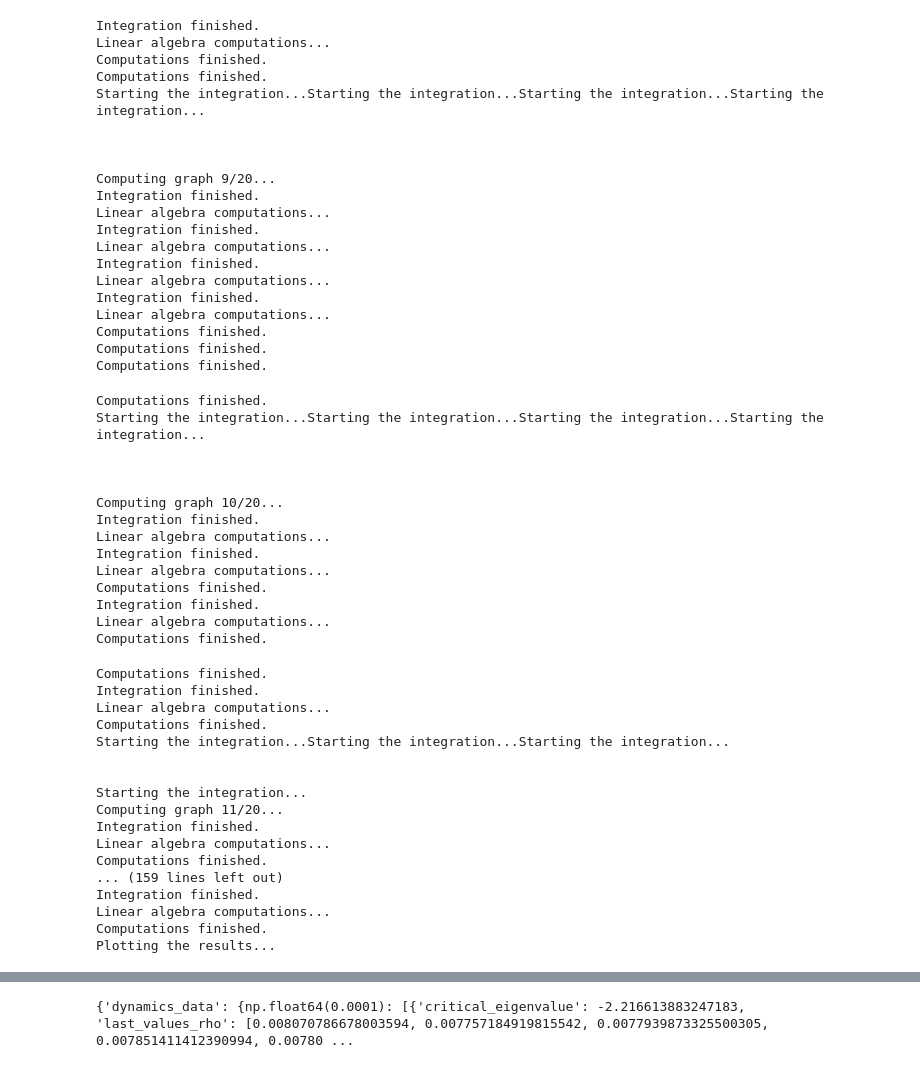
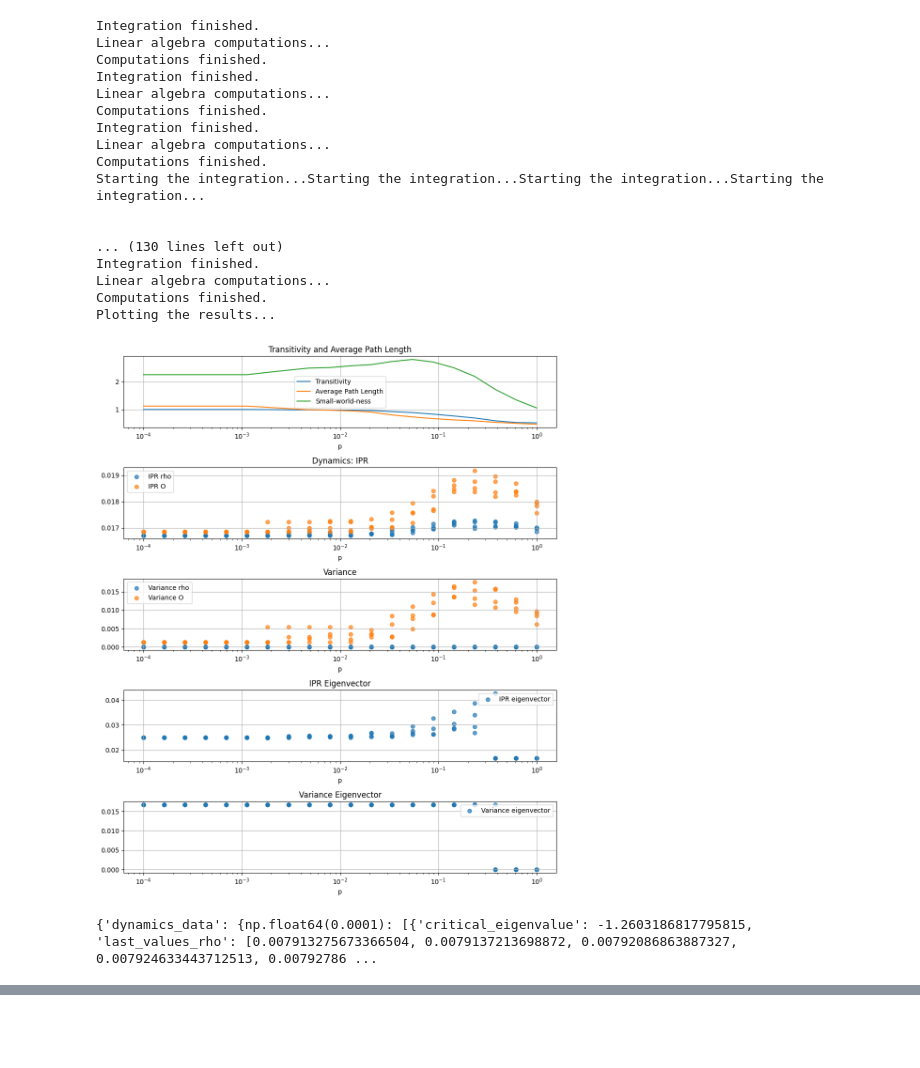
Before and after one commit to ChristianJFG/small_world_criminality, a Jupyter notebook: pipeline.ipynb, the cells around one changed output, grey strips where cells are left out. Saved outputs shown, nothing was run; the diff lists cells and outputs as text; code cells hidden in the pictures; blank space fills up the shorter version.

```diff
--- a/pipeline.ipynb
+++ b/pipeline.ipynb
@@ -574,5 +608,5 @@ Plotting the results...
 # %%
-experiment_4 = experiments(60, 6, 20, 4, params)
+experiment_4 = experiments(60, 8, 20, 4, params)
 print(experiment_4)
 # %% [output]
 Starting the experiments...
@@ -595,51 +629,19 @@ Computations finished.
 Integration finished.
 Linear algebra computations...
 Computations finished.
+Integration finished.
+Linear algebra computations...
+Computations finished.
+Integration finished.
+Linear algebra computations...
 Computations finished.
 Starting the integration...Starting the integration...Starting the integration...Starting the integration...
 
 
-
-Computing graph 9/20...
-Integration finished.
-Linear algebra computations...
-Integration finished.
-Linear algebra computations...
-Integration finished.
-Linear algebra computations...
+... (130 lines left out)
 Integration finished.
 Linear algebra computations...
 Computations finished.
-Computations finished.
-Computations finished.
+Plotting the results...
+[figure, new version]
-Computations finished.
-Starting the integration...Starting the integration...Starting the integration...Starting the integration...
-
-
-
-Computing graph 10/20...
-Integration finished.
-Linear algebra computations...
-Integration finished.
-Linear algebra computations...
-Computations finished.
-Integration finished.
-Linear algebra computations...
-Computations finished.
+{'dynamics_data': {np.float64(0.0001): [{'critical_eigenvalue': -1.2603186817795815, 'last_values_rho': [0.007913275673366504, 0.0079137213698872, 0.00792086863887327, 0.007924633443712513, 0.00792786 ...
-Computations finished.
-Integration finished.
-Linear algebra computations...
-Computations finished.
-Starting the integration...Starting the integration...Starting the integration...
-
-
-Starting the integration...
-Computing graph 11/20...
-Integration finished.
-Linear algebra computations...
-Computations finished.
-... (159 lines left out)
-Integration finished.
-Linear algebra computations...
-Computations finished.
-Plotting the results...
@@ -647,4 +648,3 @@ Plotting the results...
-{'dynamics_data': {np.float64(0.0001): [{'critical_eigenvalue': -2.216613883247183, 'last_values_rho': [0.008070786678003594, 0.007757184919815542, 0.0077939873325500305, 0.007851411412390994, 0.00780 ...
 # %%
 experiment_5 = experiments(100, 6, 20, 4, params)
 print(experiment_5)
```
Also changed, not shown: parts of 13 cells of this notebook.
